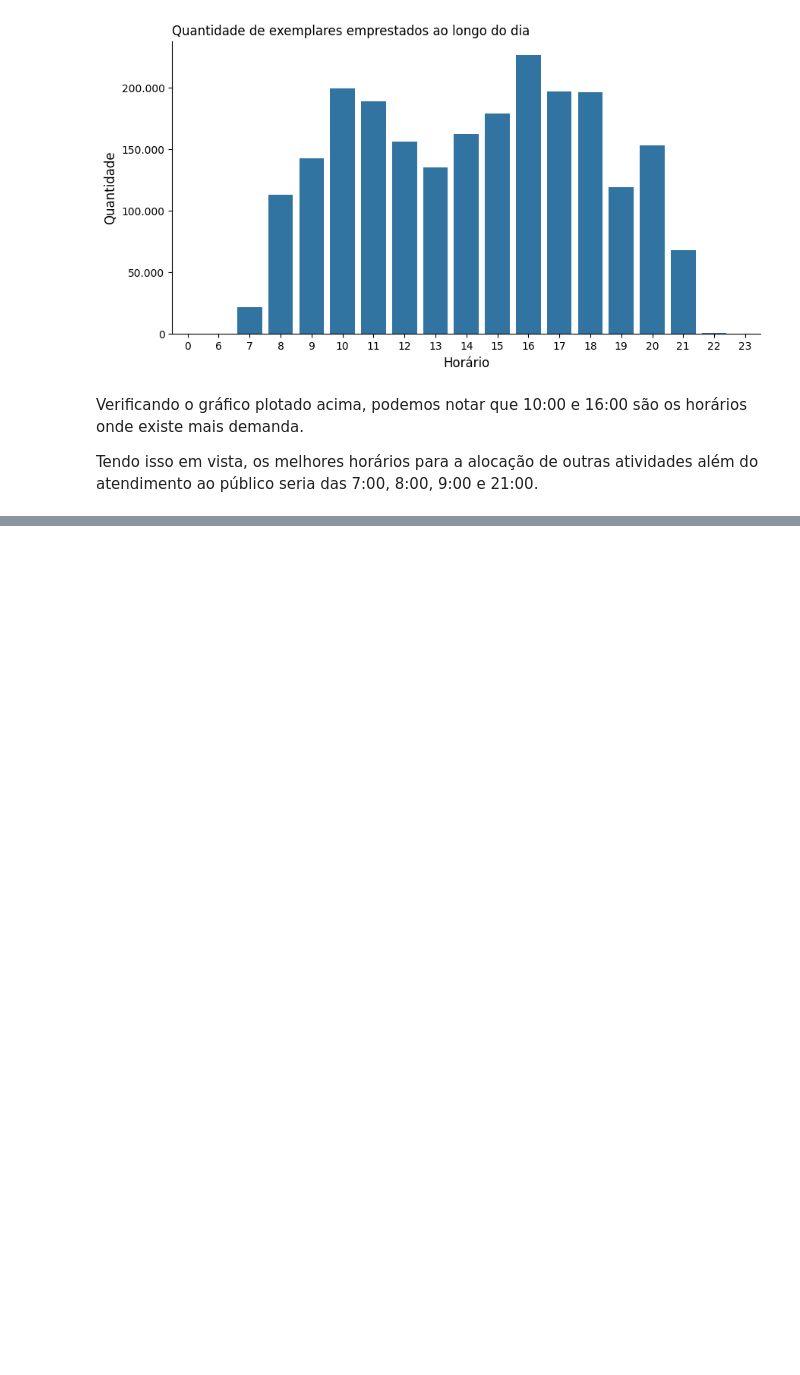
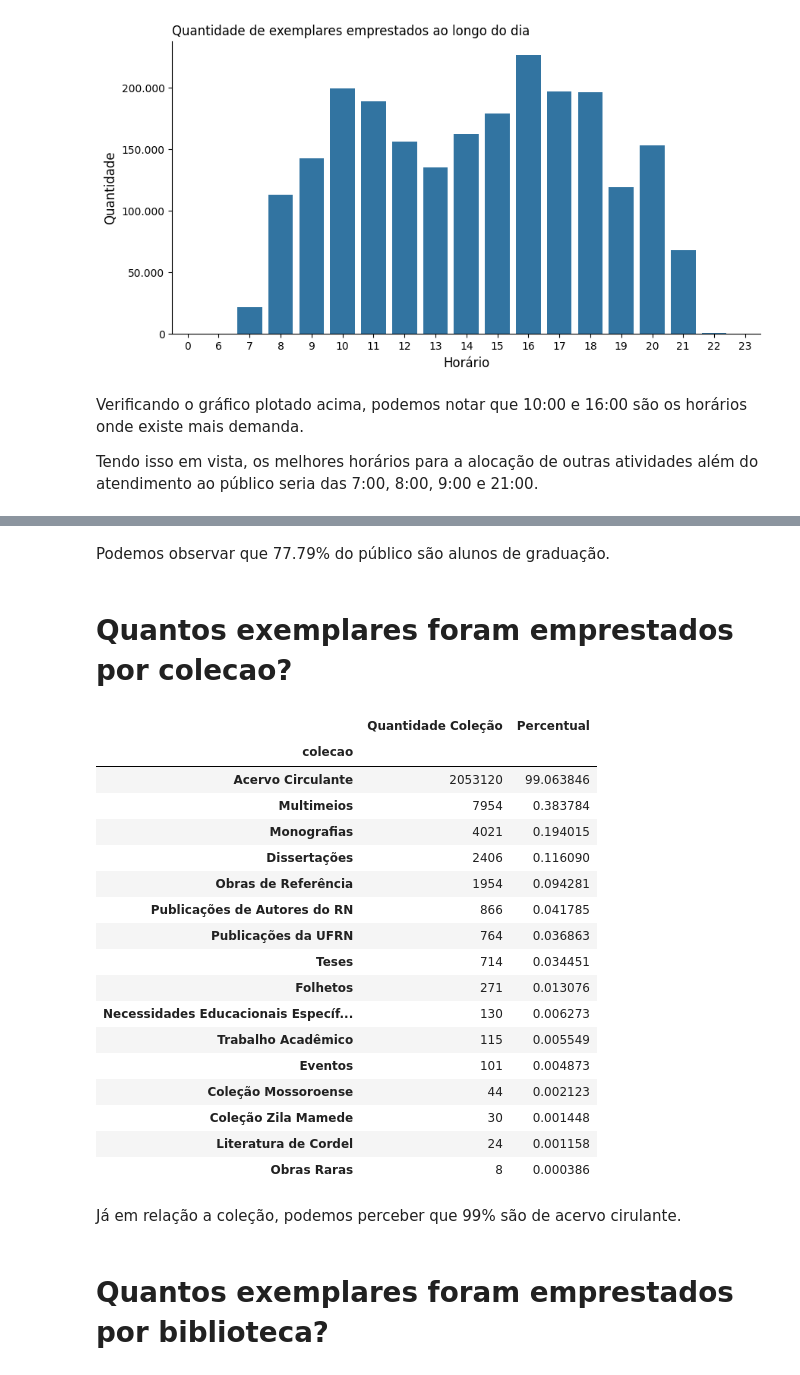
Before and after one commit to anacastrocc/-7DaysOfCode, a Jupyter notebook: _7DaysOfCode.ipynb, the cells around one changed output, grey strips where cells are left out. Drawn from its saved outputs; the diff is of its cells as text; code cells hidden in the pictures; blank space fills up the shorter version.

```diff
--- a/_7DaysOfCode.ipynb
+++ b/_7DaysOfCode.ipynb
@@ -547,0 +577,4 @@ Tendo isso em vista, os melhores horários para a alocação de outras atividade
+# %%
+#transformando o tipo de dado em datetime na coluna "data_emprestimo"
+emprestimos_acervo['data_emprestimo'] = pd.to_datetime(emprestimos_completo['data_emprestimo'])
+emprestimos_acervo.dtypes
@@ -547,0 +711,34 @@ Tendo isso em vista, os melhores horários para a alocação de outras atividade
+# %% [markdown]
+Podemos observar que 77.79% do público são alunos de graduação.
+# %% [markdown]
+# Quantos exemplares foram emprestados por colecao?
+# %%
+quantidade_colecao = emprestimos_acervo['colecao'].value_counts()
+# %%
+percentual_colecao = emprestimos_acervo['colecao'].value_counts(normalize=True)*100
+# %%
+colecao = pd.DataFrame({'Quantidade Coleção': quantidade_colecao, 'Percentual': percentual_colecao})
+colecao
+# %% [output]
+|  | Quantidade Coleção | Percentual |
+| colecao |  |  |
+| Acervo Circulante | 2053120 | 99.063846 |
+| Multimeios | 7954 | 0.383784 |
+| Monografias | 4021 | 0.194015 |
+| Dissertações | 2406 | 0.116090 |
+| Obras de Referência | 1954 | 0.094281 |
+| Publicações de Autores do RN | 866 | 0.041785 |
+| Publicações da UFRN | 764 | 0.036863 |
+| Teses | 714 | 0.034451 |
+| Folhetos | 271 | 0.013076 |
+| Necessidades Educacionais Específ... | 130 | 0.006273 |
+| Trabalho Acadêmico | 115 | 0.005549 |
+| Eventos | 101 | 0.004873 |
+| Coleção Mossoroense | 44 | 0.002123 |
+| Coleção Zila Mamede | 30 | 0.001448 |
+| Literatura de Cordel | 24 | 0.001158 |
+| Obras Raras | 8 | 0.000386 |
+# %% [markdown]
+Já em relação a coleção, podemos perceber que 99% são de acervo cirulante.
+# %% [markdown]
+# Quantos exemplares foram emprestados por biblioteca?
```
Also changed, not shown: parts of 23 cells of this notebook.
